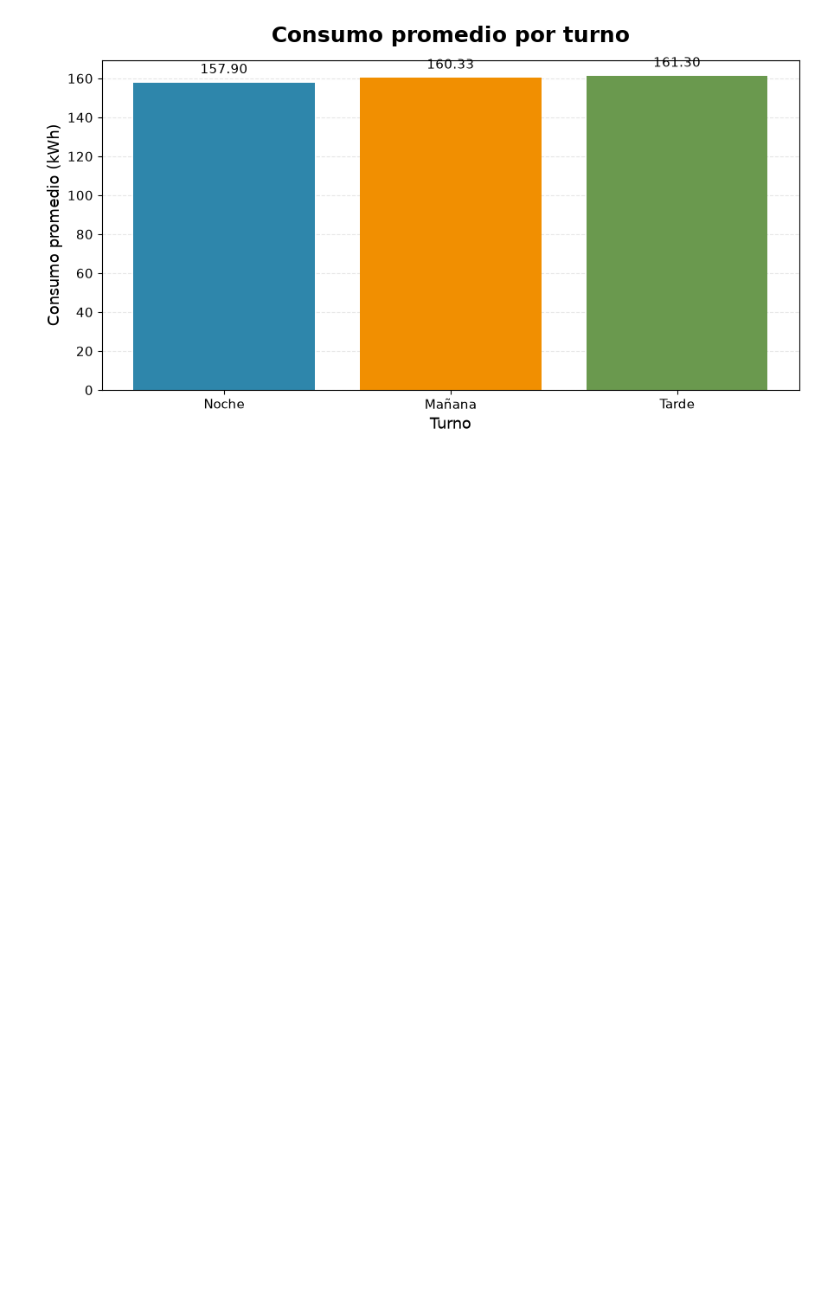
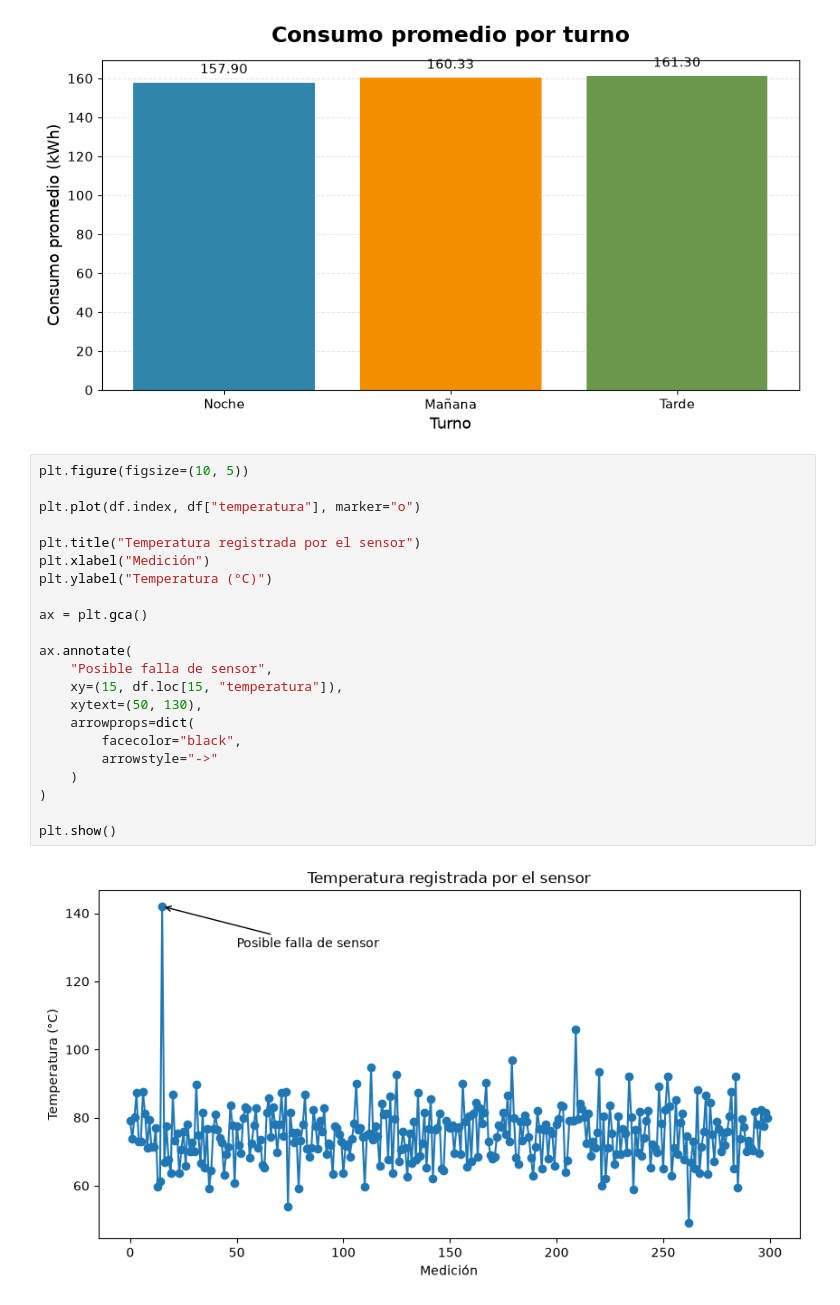
Before and after one commit to gseilerdev/data-analysis-course, a Jupyter notebook: modulo-4-visualizacion/clase-18/practica/notebook.ipynb, the cells around one changed output. Saved outputs shown, nothing was run; the diff lists cells and outputs as text; blank space fills up the shorter version.

```diff
--- a/modulo-4-visualizacion/clase-18/practica/notebook.ipynb
+++ b/modulo-4-visualizacion/clase-18/practica/notebook.ipynb
@@ -283,3 +283,27 @@ plt.savefig(
 plt.show()
 # %% [output]
 [figure]
+# %%
+plt.figure(figsize=(10, 5))
+
+plt.plot(df.index, df["temperatura"], marker="o")
+
+plt.title("Temperatura registrada por el sensor")
+plt.xlabel("Medición")
+plt.ylabel("Temperatura (°C)")
+
+ax = plt.gca()
+
+ax.annotate(
+    "Posible falla de sensor",
+    xy=(15, df.loc[15, "temperatura"]),
+    xytext=(50, 130),
+    arrowprops=dict(
+        facecolor="black",
+        arrowstyle="->"
+    )
+)
+
+plt.show()
+# %% [output]
+[figure, added]
```
